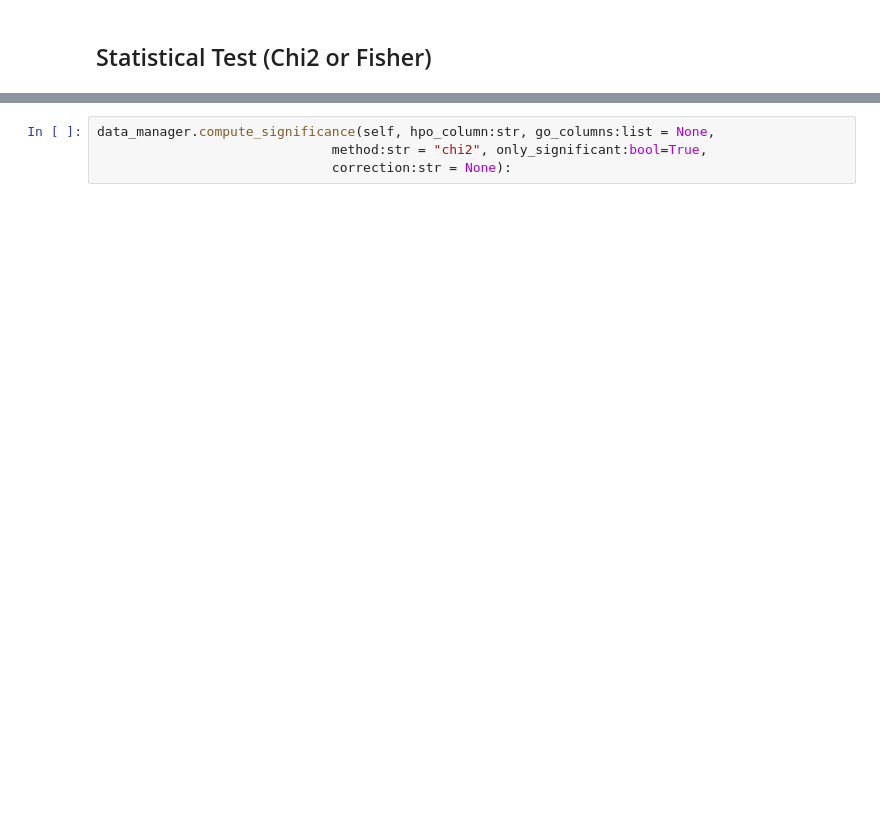
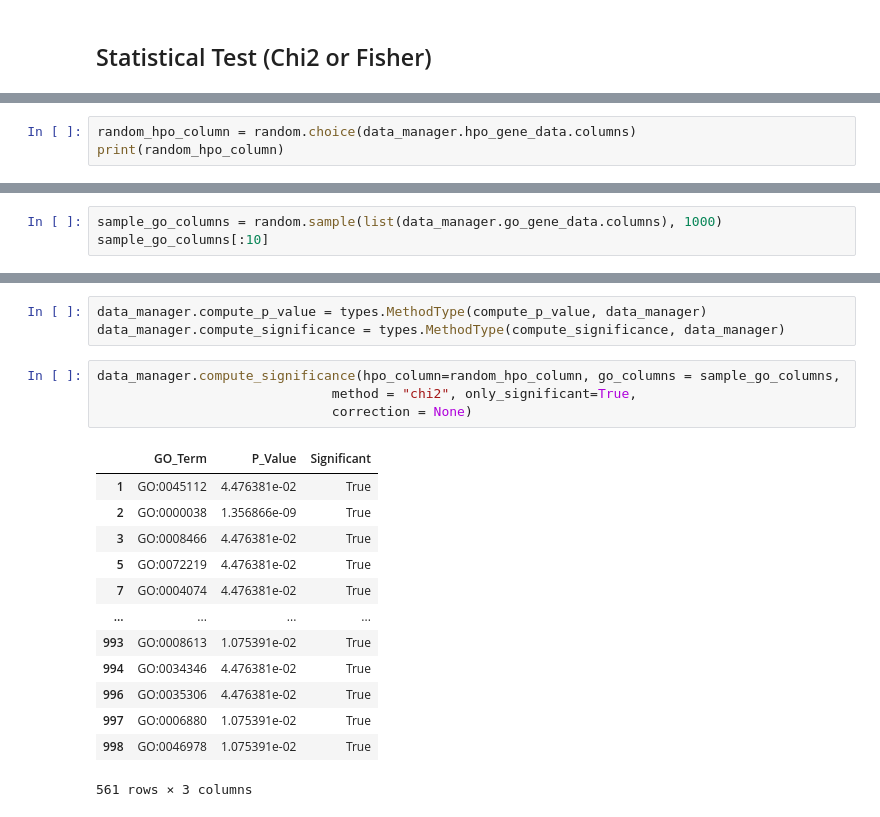
Before and after one commit to loremod/GO2HPO, a Jupyter notebook: exp1.ipynb, the cells around one changed output, grey strips where cells are left out. Cells and saved outputs as stored; diff of their text form; blank space fills up the shorter version.

Commit message:
Compute_significance

```diff
--- a/exp1.ipynb
+++ b/exp1.ipynb
@@ -89,0 +87,3 @@ data_manager.hpo_head()
+# %%
+random_hpo_column = random.choice(data_manager.hpo_gene_data.columns)
+print(random_hpo_column)
@@ -89,0 +94,3 @@ data_manager.hpo_head()
+# %%
+sample_go_columns = random.sample(list(data_manager.go_gene_data.columns), 1000)
+sample_go_columns[:10]
@@ -90,4 +174,21 @@ data_manager.hpo_head()
+# %%
+data_manager.compute_p_value = types.MethodType(compute_p_value, data_manager)
+data_manager.compute_significance = types.MethodType(compute_significance, data_manager)
 # %%
-data_manager.compute_significance(self, hpo_column:str, go_columns:list = None,
-                              method:str = "chi2", only_significant:bool=True,
-                              correction:str = None):
+data_manager.compute_significance(hpo_column=random_hpo_column, go_columns = sample_go_columns,
+                              method = "chi2", only_significant=True,
+                              correction = None)
+# %% [output]
+|  | GO_Term | P_Value | Significant |
+| 1 | GO:0045112 | 4.476381e-02 | True |
+| 2 | GO:0000038 | 1.356866e-09 | True |
+| 3 | GO:0008466 | 4.476381e-02 | True |
+| 5 | GO:0072219 | 4.476381e-02 | True |
+| 7 | GO:0004074 | 4.476381e-02 | True |
+| ... | ... | ... | ... |
+| 993 | GO:0008613 | 1.075391e-02 | True |
+| 994 | GO:0034346 | 4.476381e-02 | True |
+| 996 | GO:0035306 | 4.476381e-02 | True |
+| 997 | GO:0006880 | 1.075391e-02 | True |
+| 998 | GO:0046978 | 1.075391e-02 | True |
+561 rows × 3 columns
```
Also changed, not shown: parts of 14 cells of this notebook, 1 other file.
